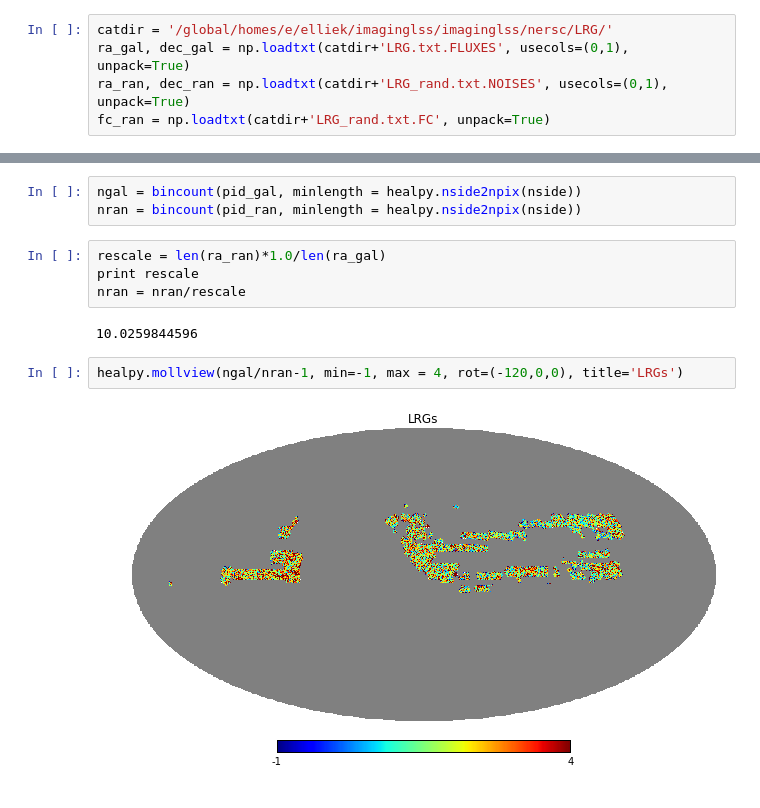
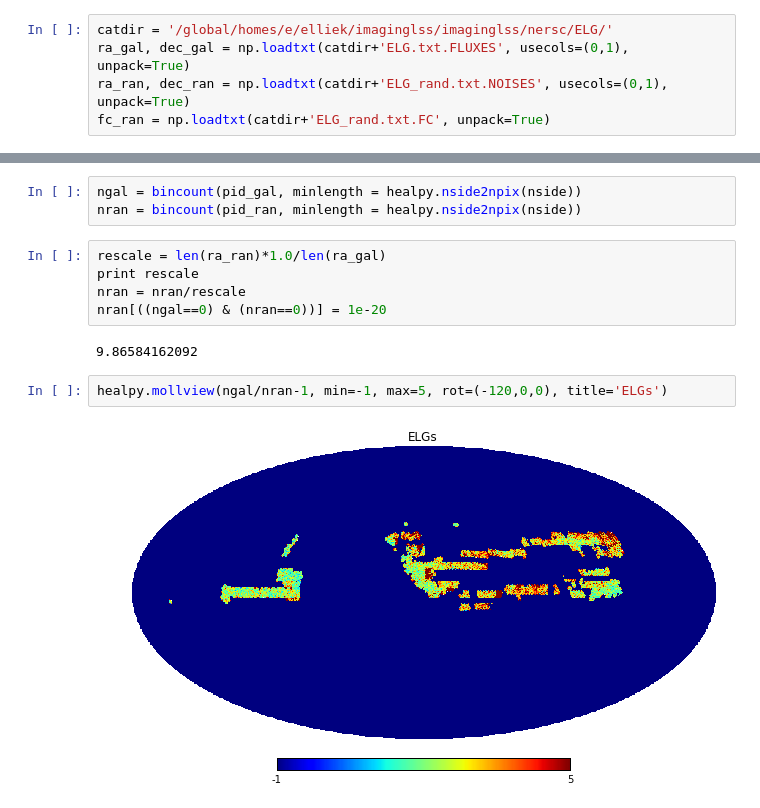
Before and after one commit to bccp/imaginglss-notebooks, a Jupyter notebook: PlotDensityMap.ipynb, the cells around one changed output, grey strips where cells are left out. Saved outputs shown, nothing was run; the diff lists cells and outputs as text.

```diff
--- a/PlotDensityMap.ipynb
+++ b/PlotDensityMap.ipynb
@@ -20,10 +20,10 @@ from matplotlib import rcParams
 rcParams["image.interpolation"] = "nearest"
 rcParams["image.aspect"] = "equal"
 # %%
-catdir = '/global/homes/e/elliek/imaginglss/imaginglss/nersc/LRG/'
-ra_gal, dec_gal = np.loadtxt(catdir+'LRG.txt.FLUXES', usecols=(0,1), unpack=True)
-ra_ran, dec_ran = np.loadtxt(catdir+'LRG_rand.txt.NOISES', usecols=(0,1), unpack=True)
-fc_ran = np.loadtxt(catdir+'LRG_rand.txt.FC', unpack=True)
+catdir = '/global/homes/e/elliek/imaginglss/imaginglss/nersc/ELG/'
+ra_gal, dec_gal = np.loadtxt(catdir+'ELG.txt.FLUXES', usecols=(0,1), unpack=True)
+ra_ran, dec_ran = np.loadtxt(catdir+'ELG_rand.txt.NOISES', usecols=(0,1), unpack=True)
+fc_ran = np.loadtxt(catdir+'ELG_rand.txt.FC', unpack=True)
 # %%
 rr = np.random.uniform(0,1,len(fc_ran))
 ra_ran_res = ra_ran[rr < fc_ran]
@@ -41,9 +49,10 @@ nran = bincount(pid_ran, minlength = healpy.nside2npix(nside))
 rescale = len(ra_ran)*1.0/len(ra_gal)
 print rescale
 nran = nran/rescale
+nran[((ngal==0) & (nran==0))] = 1e-20
 # %% [output]
-10.0259844596
+9.86584162092
 # %%
-healpy.mollview(ngal/nran-1, min=-1, max = 4, rot=(-120,0,0), title='LRGs')
+healpy.mollview(ngal/nran-1, min=-1, max=5, rot=(-120,0,0), title='ELGs')
 # %% [output]
-[figure, old version]
+[figure, new version]
```
Also changed, not shown: parts of 1 cell of this notebook.
